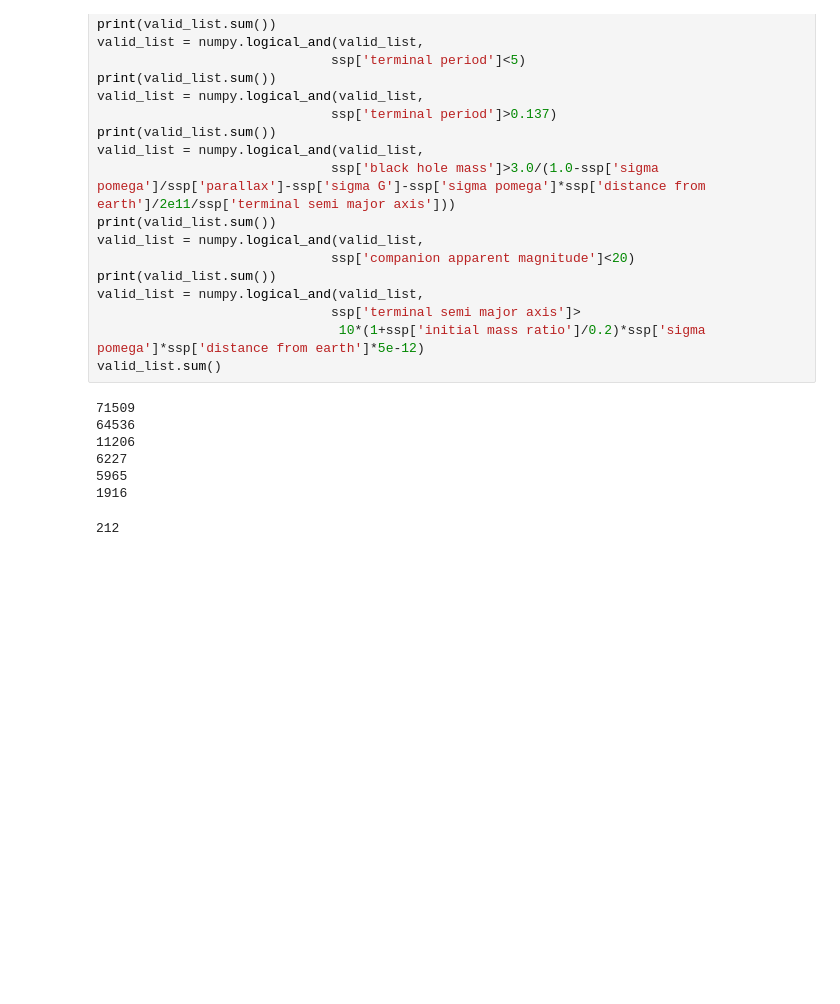
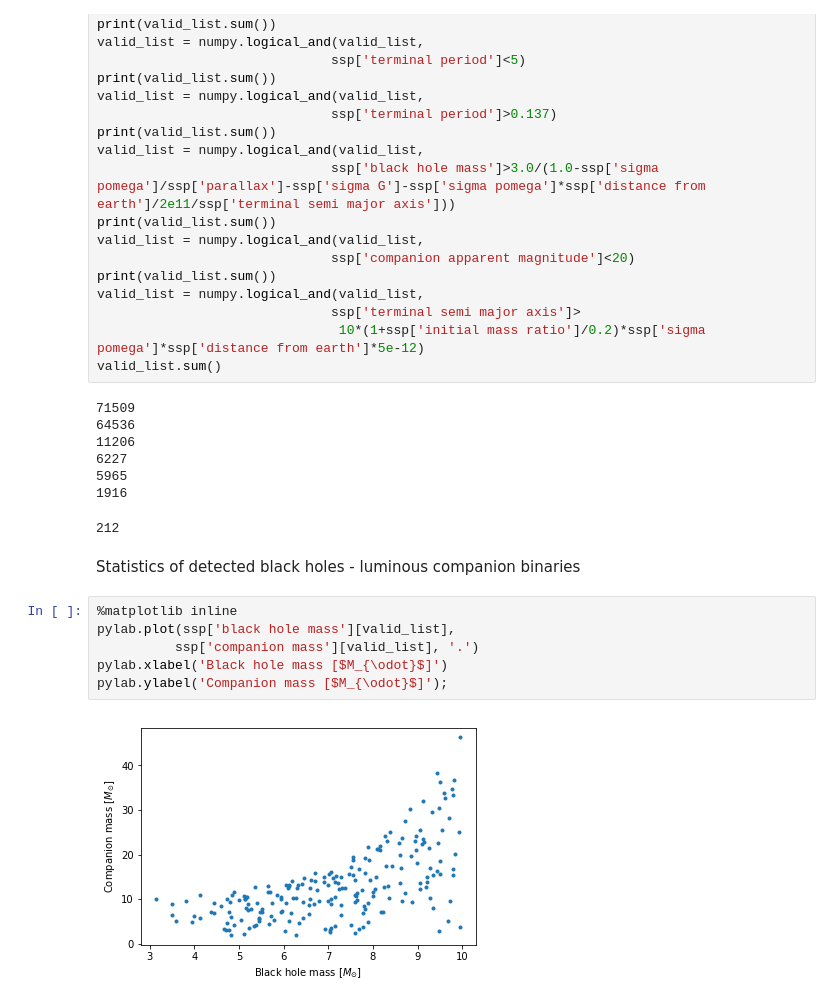
Before and after one commit to bolverk/gaia_black_hole_binaries, a Jupyter notebook: stellar_binary_monte_carlo.ipynb, the cells around one changed output. Drawn from its saved outputs; the diff is of its cells as text; blank space fills up the shorter version.

Commit message:
add section with statistics of detected binaries

```diff
--- a/stellar_binary_monte_carlo.ipynb
+++ b/stellar_binary_monte_carlo.ipynb
@@ -323,3 +323,13 @@ valid_list.sum()
 5965
 1916
 212
+# %% [markdown]
+Statistics of detected black holes - luminous companion binaries
+# %%
+%matplotlib inline
+pylab.plot(ssp['black hole mass'][valid_list],
+          ssp['companion mass'][valid_list], '.')
+pylab.xlabel('Black hole mass [$M_{\odot}$]')
+pylab.ylabel('Companion mass [$M_{\odot}$]');
+# %% [output]
+[figure, added]
```
Also changed, not shown: parts of 1 cell of this notebook.
